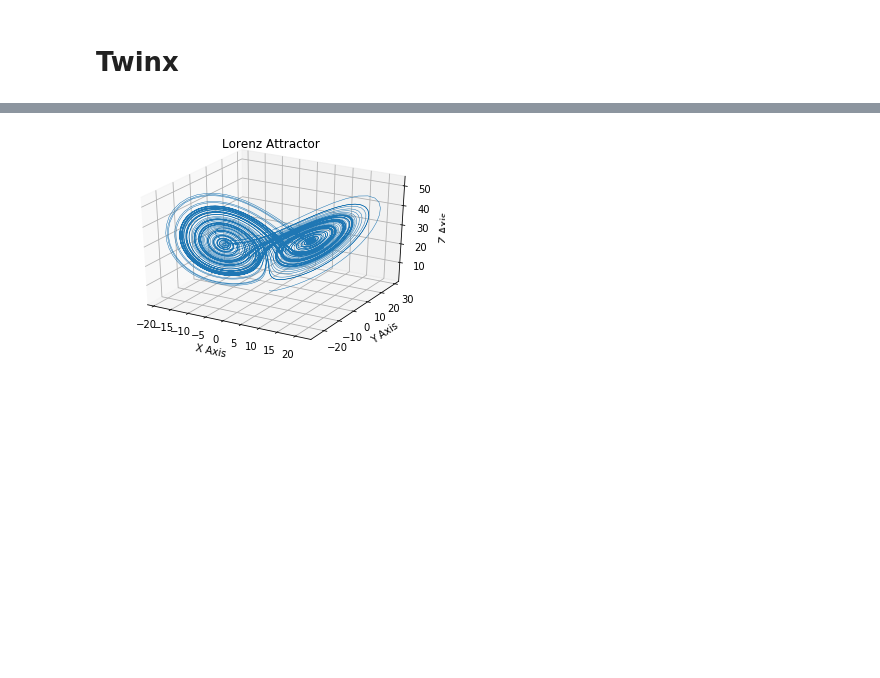
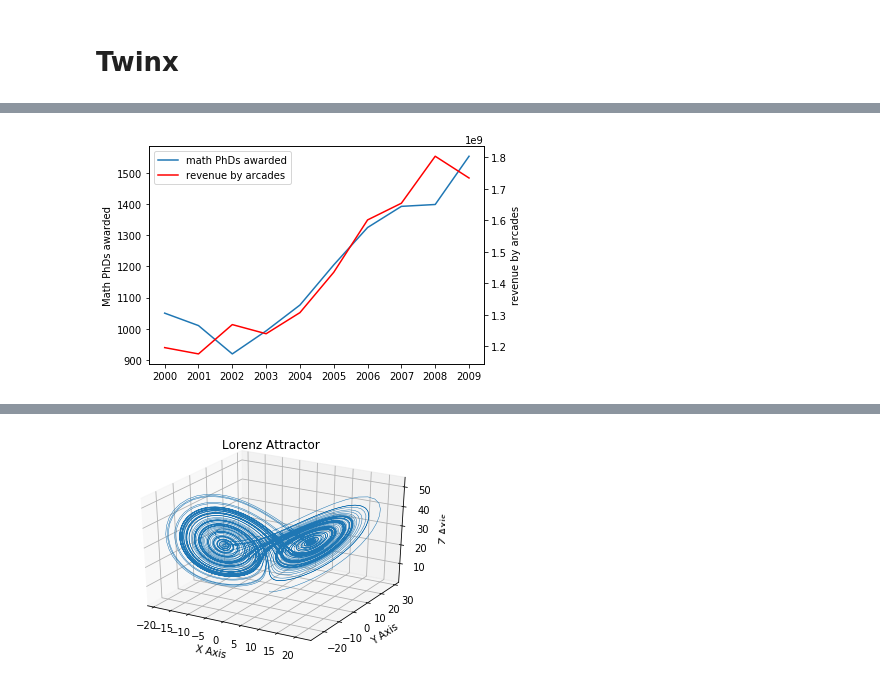
Before and after one commit to amueller/COMS4995-s19, a Jupyter notebook: slides/aml-03-matplotlib/aml-03-012517.ipynb, the cells around one changed output, grey strips where cells are left out. Saved outputs shown, nothing was run; the diff lists cells and outputs as text; code cells hidden in the pictures; blank space fills up the shorter version.

```diff
--- a/slides/aml-03-matplotlib/aml-03-012517.ipynb
+++ b/slides/aml-03-matplotlib/aml-03-012517.ipynb
@@ -818,12 +871,16 @@ plt.legend((line1, line2), ("math PhDs awarded", "revenue by arcades"))
 # %%
 plt.figure()
 ax1 = plt.gca()
 line1, = ax1.plot(years, phds)
 ax2 = ax1.twinx()
 line2, = ax2.plot(years, revenue, c='r')
-plt.legend((line1, line2), ("math PhDs awarded", "revenue by arcades"))
 ax1.set_ylabel("Math PhDs awarded")
 ax2.set_ylabel("revenue by arcades")
+ax2.legend((line1, line2), ("math PhDs awarded", "revenue by arcades"))
+
+plt.savefig("images/matplotlib_twinx2.png", bbox_inches="tight", dpi=300)
+# %% [output]
+[figure, added]
 # %%
 # DONT!
 # %%
```
Also changed, not shown: parts of 25 cells of this notebook.
